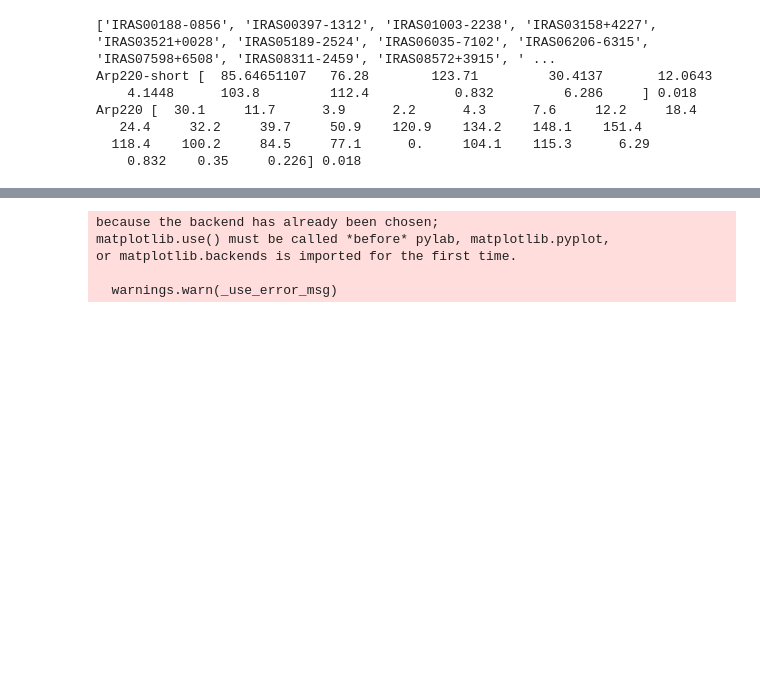
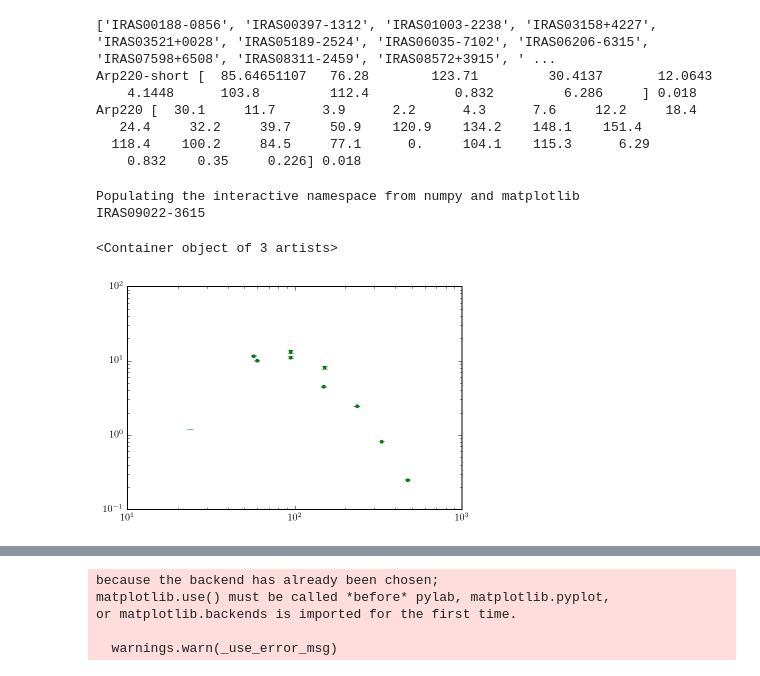
Before and after one commit to defjaf/MCMC, a Jupyter notebook: submmSED/Herus.ipynb, the cells around one changed output, grey strips where cells are left out. Saved outputs shown, nothing was run; the diff lists cells and outputs as text; code cells hidden in the pictures; blank space fills up the shorter version.

```diff
--- a/submmSED/Herus.ipynb
+++ b/submmSED/Herus.ipynb
@@ -129,6 +129,19 @@ Arp220 [  30.1     11.7      3.9      2.2      4.3      7.6     12.2     18.4
    24.4     32.2     39.7     50.9    120.9    134.2    148.1    151.4
   118.4    100.2     84.5     77.1      0.     104.1    115.3      6.29
     0.832    0.35     0.226] 0.018
+# %%
+%pylab inline
+dm1 = d[11]
+print dm1.name
+# np.sort((data.speed_of_light/dm1.freq))
+# len(dm1.d)
+plt.loglog(speed_of_light/dm1.freq, dm1.d, '.')
+plt.errorbar(speed_of_light/dm1.freq, dm1.d, dm1.sig, fmt='.')
+# %% [output]
+Populating the interactive namespace from numpy and matplotlib
+IRAS09022-3615
+<Container object of 3 artists>
+[figure, added]
 # %%
 #%matplotlib osx
 %run driver.py --format=DLC_2014 --fdir=./figs_DLC_2014_2 --odir=./out_DLC_2014_2 --file=./herus_phot.csv 0 1 2 3
```
Also changed, not shown: parts of 2 cells of this notebook, 2 other files.
